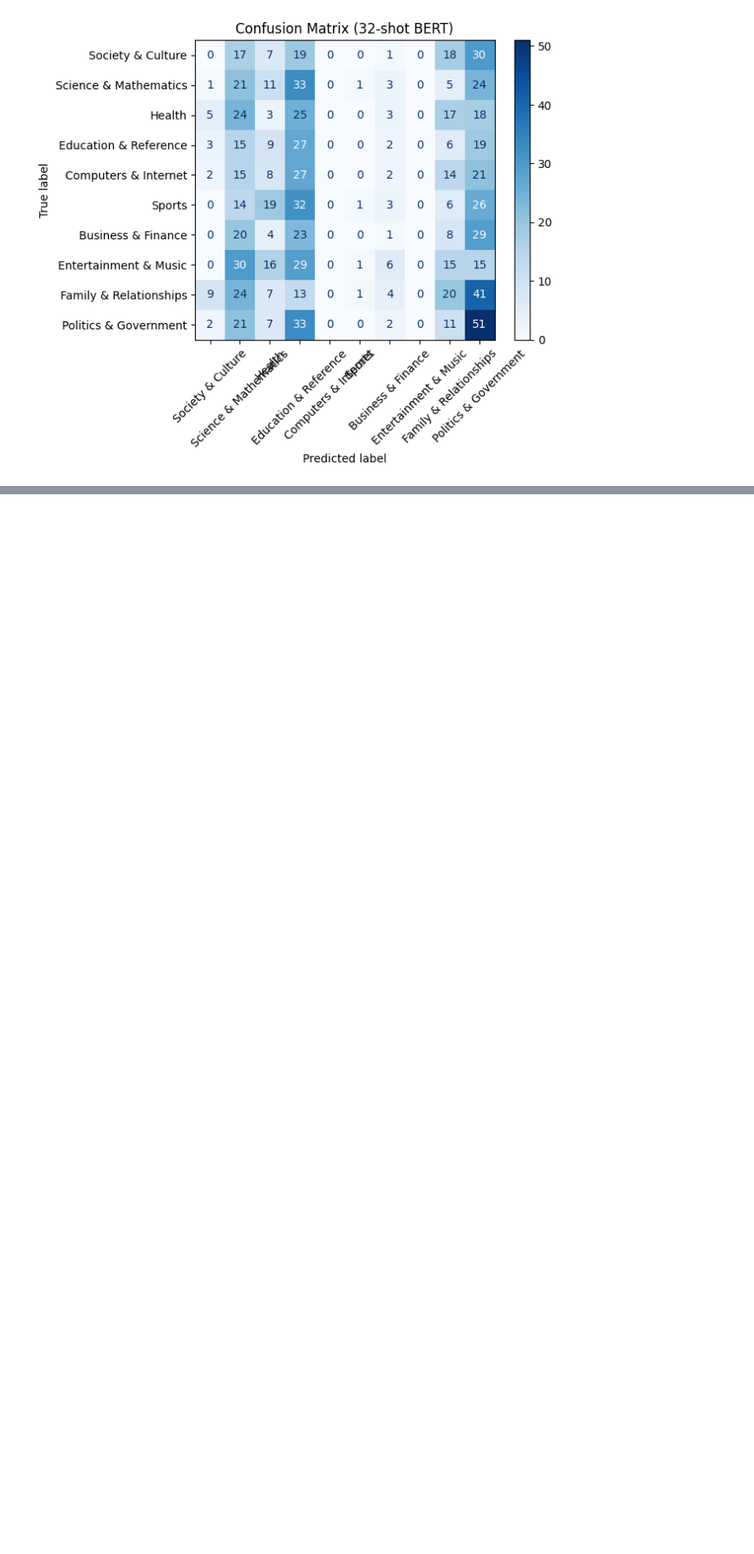
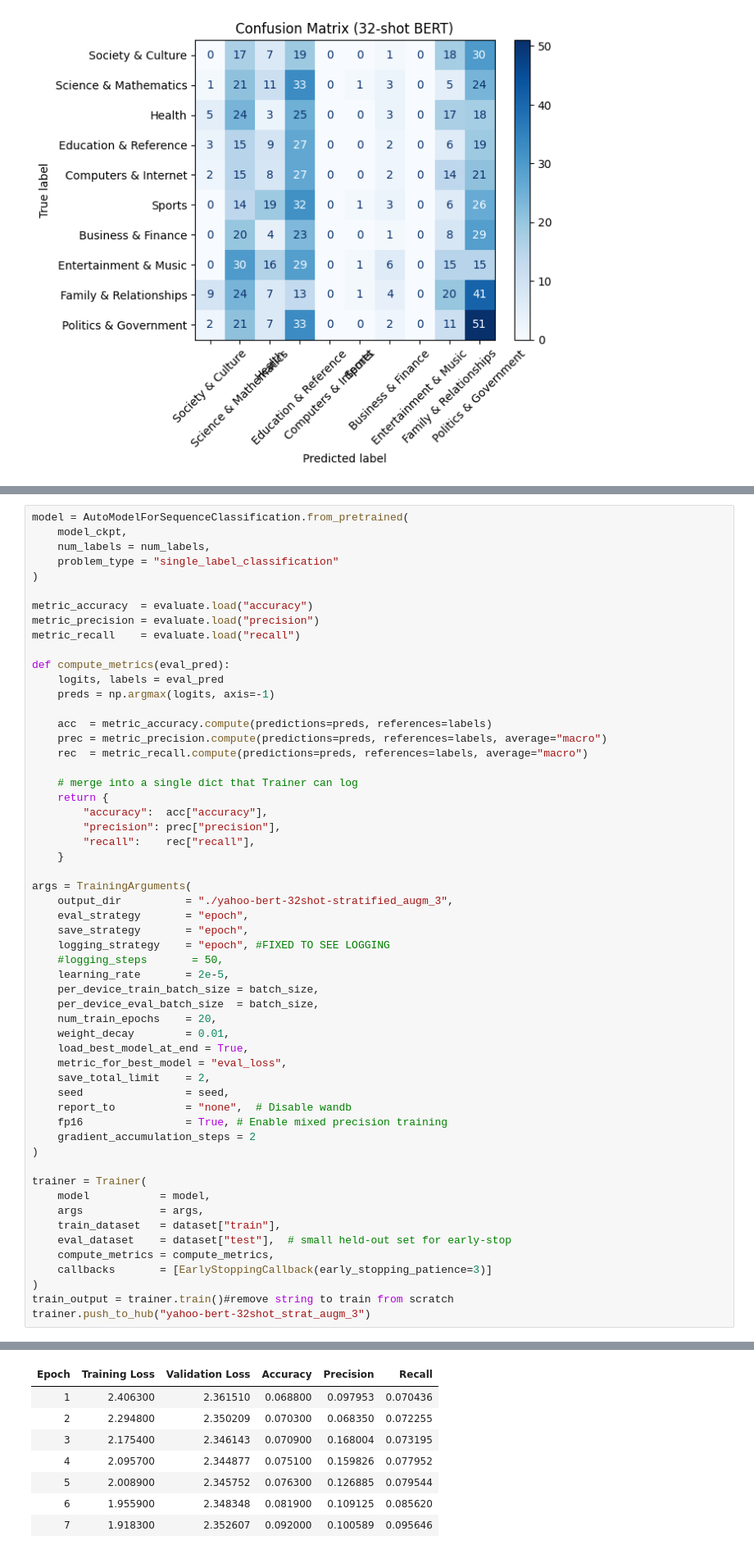
Before and after one commit to otausendschoen/NLP_Yahoo-Answers, a Jupyter notebook: project.ipynb, the cells around one changed output, grey strips where cells are left out. Shown at 82% size. Drawn from its saved outputs; the diff is of its cells as text; blank space fills up the shorter version.

```diff
--- a/project.ipynb
+++ b/project.ipynb
@@ -1888,0 +1964,57 @@ Overall, we can say that we can observe some kind of trade-off: increasing the n
+# %%
+model = AutoModelForSequenceClassification.from_pretrained(
+    model_ckpt,
+    num_labels = num_labels,
+    problem_type = "single_label_classification"
+)
+
+metric_accuracy  = evaluate.load("accuracy")
+metric_precision = evaluate.load("precision")
+metric_recall    = evaluate.load("recall")
+
+def compute_metrics(eval_pred):
+    logits, labels = eval_pred
+    preds = np.argmax(logits, axis=-1)
+
+    acc  = metric_accuracy.compute(predictions=preds, references=labels)
+    prec = metric_precision.compute(predictions=preds, references=labels, average="macro")
+    rec  = metric_recall.compute(predictions=preds, references=labels, average="macro")
+
+    # merge into a single dict that Trainer can log
+    return {
+        "accuracy":  acc["accuracy"],
+        "precision": prec["precision"],
+        "recall":    rec["recall"],
+    }
+
+args = TrainingArguments(
+    output_dir          = "./yahoo-bert-32shot-stratified_augm_3",
+    eval_strategy       = "epoch",
+    save_strategy       = "epoch",
+    logging_strategy    = "epoch", #FIXED TO SEE LOGGING
+    #logging_steps       = 50,
+    learning_rate       = 2e-5,
+    per_device_train_batch_size = batch_size,
+    per_device_eval_batch_size  = batch_size,
+    num_train_epochs    = 20,
+    weight_decay        = 0.01,
+    load_best_model_at_end = True,
+    metric_for_best_model = "eval_loss",
+    save_total_limit    = 2,
+    seed                = seed,
+    report_to           = "none",  # Disable wandb
+    fp16                = True, # Enable mixed precision training
+    gradient_accumulation_steps = 2
+)
+
+trainer = Trainer(
+    model           = model,
+    args            = args,
+    train_dataset   = dataset["train"],
+    eval_dataset    = dataset["test"],  # small held-out set for early-stop
+    compute_metrics = compute_metrics,
+    callbacks       = [EarlyStoppingCallback(early_stopping_patience=3)]
+)
+train_output = trainer.train()#remove string to train from scratch
+trainer.push_to_hub("yahoo-bert-32shot_strat_augm_3")
+# %% [output]
@@ -1888,0 +2024,8 @@ Overall, we can say that we can observe some kind of trade-off: increasing the n
+| Epoch | Training Loss | Validation Loss | Accuracy | Precision | Recall |
+| 1 | 2.406300 | 2.361510 | 0.068800 | 0.097953 | 0.070436 |
+| 2 | 2.294800 | 2.350209 | 0.070300 | 0.068350 | 0.072255 |
+| 3 | 2.175400 | 2.346143 | 0.070900 | 0.168004 | 0.073195 |
+| 4 | 2.095700 | 2.344877 | 0.075100 | 0.159826 | 0.077952 |
+| 5 | 2.008900 | 2.345752 | 0.076300 | 0.126885 | 0.079544 |
+| 6 | 1.955900 | 2.348348 | 0.081900 | 0.109125 | 0.085620 |
+| 7 | 1.918300 | 2.352607 | 0.092000 | 0.100589 | 0.095646 |
```
Also changed, not shown: parts of 13 cells of this notebook.
